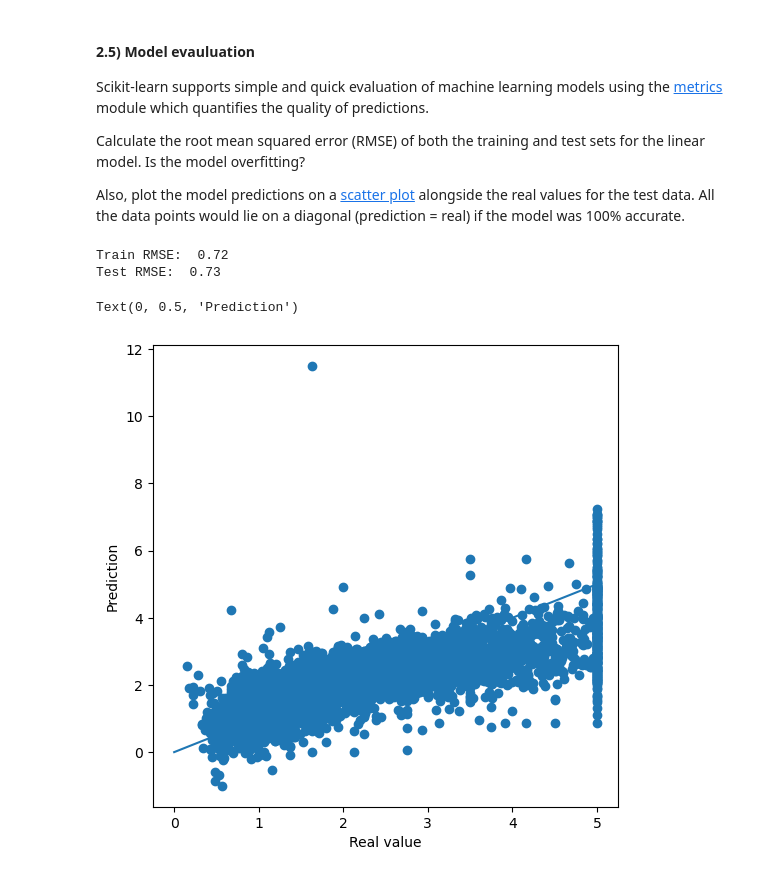
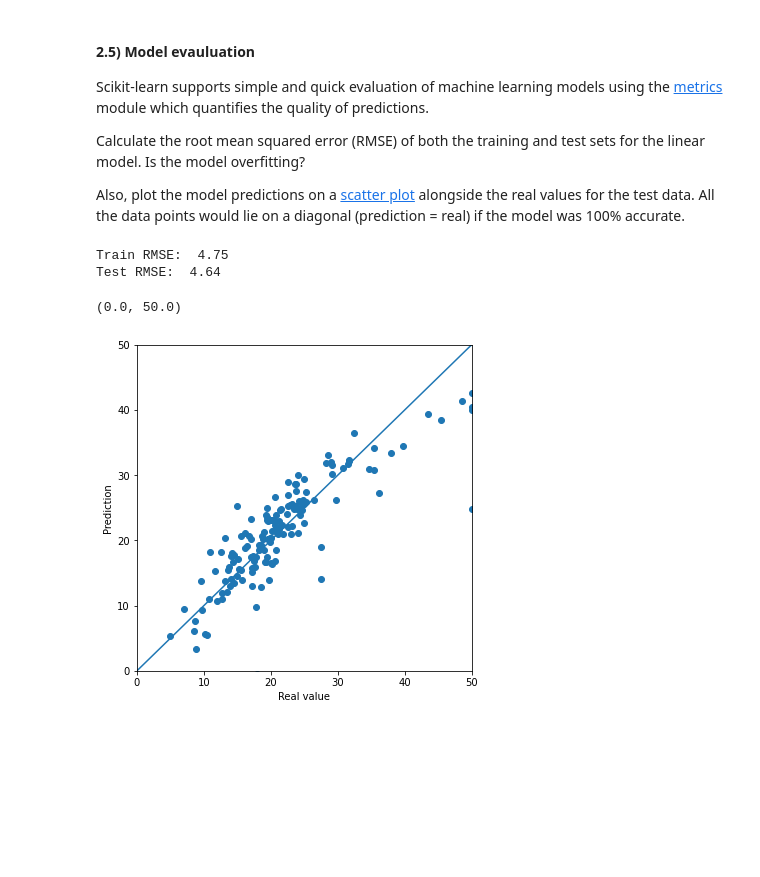
Before and after one commit to uob-COMS30035/lab_sheets_public, a Jupyter notebook: lab1/lab1-intro_to_numpy_scikitlearn_answers.ipynb, the cells around one changed output. Saved outputs shown, nothing was run; the diff lists cells and outputs as text; code cells hidden in the pictures; blank space fills up the shorter version.

```diff
--- a/lab1/lab1-intro_to_numpy_scikitlearn_answers.ipynb
+++ b/lab1/lab1-intro_to_numpy_scikitlearn_answers.ipynb
@@ -370,14 +370,14 @@ Then using seaborn create a [pairplot](https://seaborn.pydata.org/tutorial/axis_
 
 ##CORRECT ANSWER##
 
-X, y = fetch_california_housing(return_X_y=True)
+X, y = load_boston(return_X_y=True)
 print(X.shape[0], 'examples')
 print(X.shape[1], 'features')
-feature_names = fetch_california_housing().feature_names
+feature_names = load_boston().feature_names
 print(feature_names)
 
 data = pd.DataFrame(X, columns=feature_names)
-data['MedHouseValue'] = y
+data['MEDV'] = y
 plot = sns.pairplot(data)
 
 ##CORRECT ANSWER##
@@ -462,25 +483,27 @@ Also, plot the model predictions on a [scatter plot](https://matplotlib.org/3.2.
 # %%
 # write your code here
 
 ##CORRECT ANSWER##
 
 RMSE_train = np.sqrt(mean_squared_error(y_train, lin_reg.predict(X_train)))
 print('Train RMSE: ', round(RMSE_train,2))
 RMSE_test = np.sqrt(mean_squared_error(y_test, lin_reg.predict(X_test)))
 print('Test RMSE: ', round(RMSE_test,2))
 
 fig, ax = plt.subplots(figsize=(6,6))
 ax.scatter(y_test, lin_reg.predict(X_test))
-ax.plot([0,5],[0,5])
+ax.plot([0,50],[0,50])
 ax.set_xlabel('Real value')
 ax.set_ylabel('Prediction')
+ax.set_xlim(0,50)
+ax.set_ylim(0,50)
 
 ##CORRECT ANSWER##
 # %% [output]
-Train RMSE:  0.72
-Test RMSE:  0.73
+Train RMSE:  4.75
+Test RMSE:  4.64
-Text(0, 0.5, 'Prediction')
+(0.0, 50.0)
-[figure, old version]
+[figure, new version]
 # %% [markdown]
 This lab provides some very basics of scikit-learn, more to come in future labs!
 
```
Also changed, not shown: parts of 13 cells of this notebook, 4 other files.
